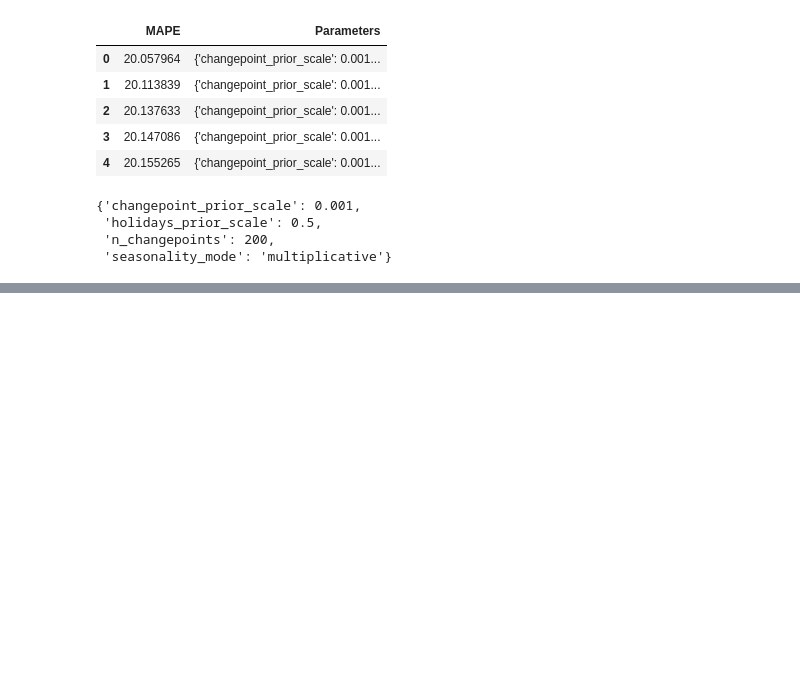
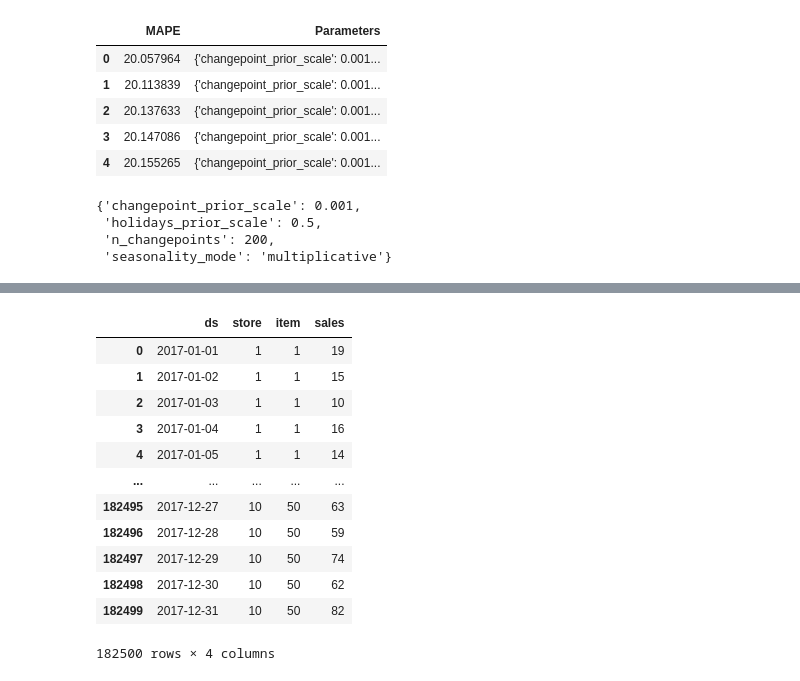
Before and after one commit to AdrianJason/RetailSalesPredictor, a Jupyter notebook: notebooks/model_training.ipynb, the cells around one changed output, grey strips where cells are left out. Cells and saved outputs as stored; diff of their text form; code cells hidden in the pictures; blank space fills up the shorter version.

```diff
--- a/notebooks/model_training.ipynb
+++ b/notebooks/model_training.ipynb
@@ -328,0 +332,26 @@ KeyboardInterrupt:
+# %%
+# Read in the csv file for test_data
+test_df = pd.read_csv('../data/processed_data/test_data.csv')
+
+# Convert the data column to datetime in pandas
+test_df['date'] = pd.to_datetime(test_df['date'])
+
+# Rename the date column to ds
+test_df = test_df.rename(columns={'date': 'ds'})
+
+# Display the results
+test_df
+# %% [output]
+|  | ds | store | item | sales |
+| 0 | 2017-01-01 | 1 | 1 | 19 |
+| 1 | 2017-01-02 | 1 | 1 | 15 |
+| 2 | 2017-01-03 | 1 | 1 | 10 |
+| 3 | 2017-01-04 | 1 | 1 | 16 |
+| 4 | 2017-01-05 | 1 | 1 | 14 |
+| ... | ... | ... | ... | ... |
+| 182495 | 2017-12-27 | 10 | 50 | 63 |
+| 182496 | 2017-12-28 | 10 | 50 | 59 |
+| 182497 | 2017-12-29 | 10 | 50 | 74 |
+| 182498 | 2017-12-30 | 10 | 50 | 62 |
+| 182499 | 2017-12-31 | 10 | 50 | 82 |
+182500 rows × 4 columns
```
Also changed, not shown: parts of 13 cells of this notebook.
